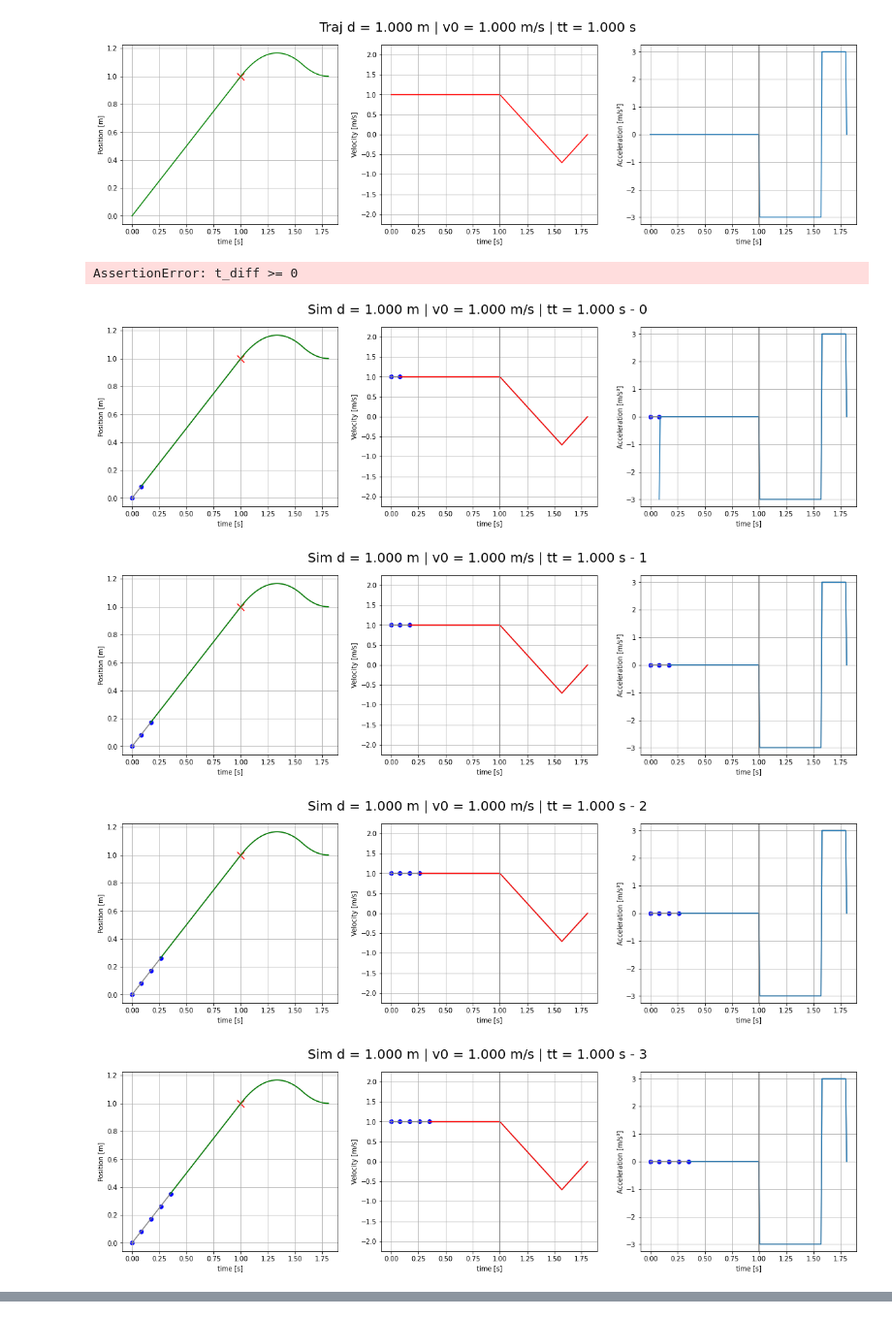
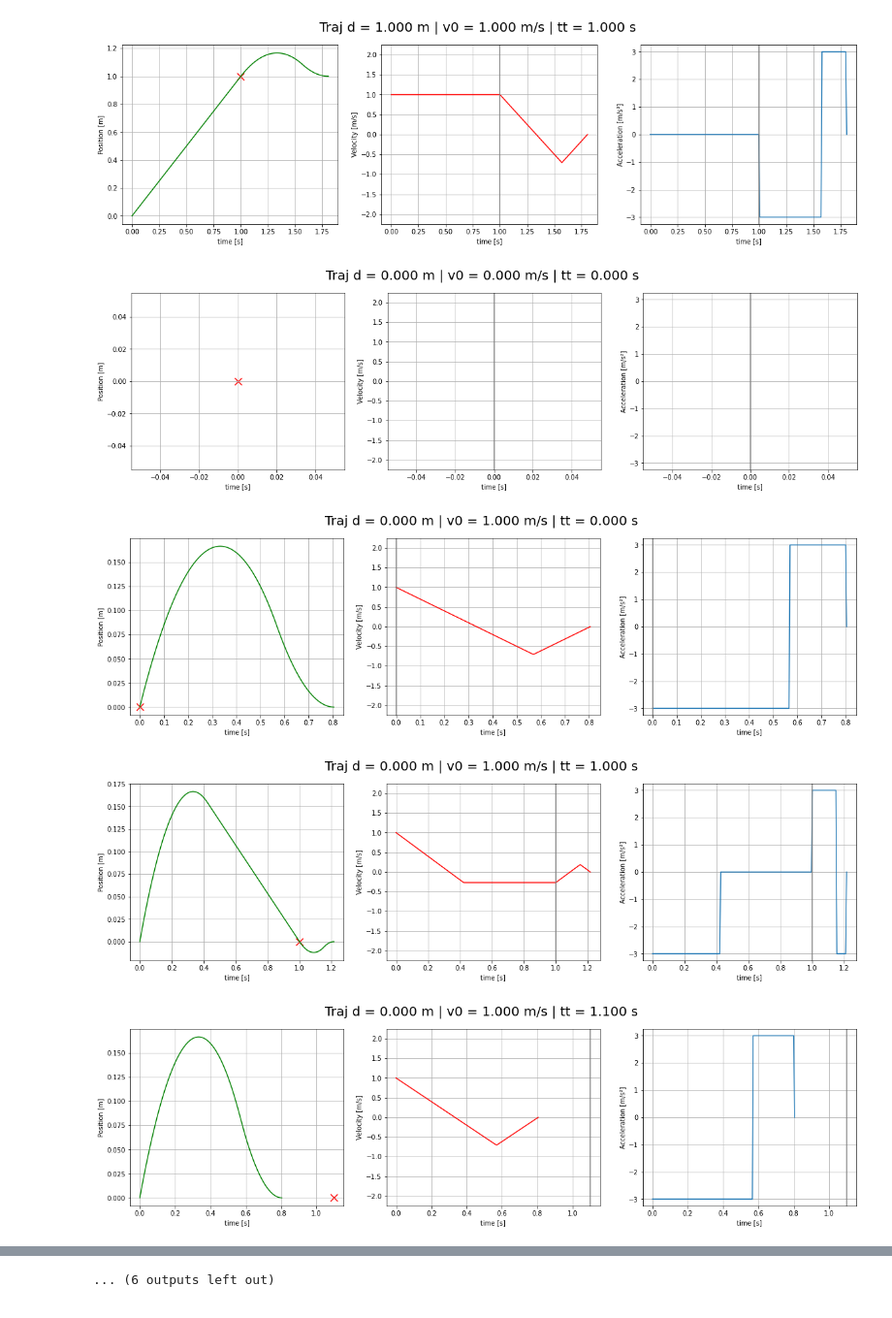
Before and after one commit to TIGERs-Mannheim/TrajectoryPlotter, a Jupyter notebook: drawTrajectories.ipynb, the cells around one changed output, grey strips where cells are left out. Shown: that part at 97% size. Saved outputs shown, nothing was run; the diff lists cells and outputs as text; code cells hidden in the pictures.

```diff
--- a/drawTrajectories.ipynb
+++ b/drawTrajectories.ipynb
@@ -182,8 +182,8 @@ def plot_traj(distance: float, initial_vel: float, target_time: float = None, fa
     pos = [traj.get_position(t) for t in times]
     vel = [traj.get_velocity(t) for t in times]
     acc = [traj.get_acceleration(t) for t in times]
-    assert math.isclose(pos[-1], distance)
-    assert math.isclose(vel[-1], 0.0)
+    assert math.isclose(pos[-1], distance, abs_tol=1e-6)
+    assert math.isclose(vel[-1], 0.0, abs_tol=1e-6)
     plot(times, acc, vel, pos, build_title("Traj", distance, initial_vel, target_time), target_time)
 
 
@@ -194,14 +194,14 @@ def plot_calc_slowest_direct(distance: float, initial_vel: float, target_time: f
             plot_traj(distance, initial_vel, target_time)
         return
     data = get_data_from_parts(part)
-    assert math.isclose(data[-1][-1], distance)
+    assert math.isclose(data[-1][-1], distance, abs_tol=1e-6)
     plot(*data, build_title("CalcSlowest", distance, initial_vel, target_time), target_time)
 
 
 def plot_calc_fastest_direct(distance: float, initial_vel: float, target_time: float = None, fallback=False):
     parts = BangBangTrajectory1D.calc_fastest_direct(0, distance, initial_vel, max_vel, max_acc)
     data = get_data_from_parts(parts)
-    assert math.isclose(data[-1][-1], distance)
+    assert math.isclose(data[-1][-1], distance, abs_tol=1e-6)
     plot(*data, build_title("CalcFastest", distance, initial_vel, target_time), target_time)
 
 
@@ -212,15 +212,16 @@ def plot_calc_fastest_overshot(distance: float, initial_vel: float, target_time:
     plot_calc_slowest_direct(distance, initial_vel, target_time, fallback)
     parts = BangBangTrajectory1D.calc_fastest_overshot(0, distance, initial_vel, max_vel, max_acc)
     data = get_data_from_parts(parts)
-    assert math.isclose(data[-1][-1], distance)
+    assert math.isclose(data[-1][-1], distance, abs_tol=1e-6)
     plot(*data, build_title("CalcFastestOvershot", distance, initial_vel, target_time), target_time)
 
 
 def plot_can_reach(distance: float, initial_vel: float, target_time: float = None, fallback=False):
     can_reach, parts, reason = BangBangTrajectory1D.can_reach(0, distance, initial_vel, max_vel, max_acc, target_time)
     data = get_data_from_parts(parts)
-    assert math.isclose(data[-1][-1], distance)
-    plot(*data, build_title("CanReach", distance, initial_vel, target_time), target_time)
+    assert math.isclose(data[-1][-1], distance, abs_tol=1e-6)
+    plot(*data, build_title("CanReach: {} - {}".format(can_reach, reason), distance, initial_vel, target_time),
+         target_time)
     if fallback:
         plot_traj(distance, initial_vel, target_time)
 # %%
@@ -240,27 +241,30 @@ for d in sorted(set(distances)):
 [figure]
 # %%
 test_values = [
-    #(0.0, 0.0, 0.0),
-    #(1.0, 1.0, 0.5),
-    #(1.0, 1.0, 0.6),
+    (0.0, 0.0, 0.0),
+    (0.0, 1.0, 0.0),
+    (0.0, 1.0, 1.0),
+    (0.0, 1.0, 1.1),
+    (0.5, 2.0, 0.5),
+    (1.0, 1.0, 0.5),
+    (1.0, 1.0, 0.6),
     (1.0, 1.0, 1.0),
     (1.0, 1.0, 1.1),
     (2.0, 2.0, 1.1),
     (2.0, 2.0, 1.2),
     (2.0, 2.0, 1.3),
     (2.0, 2.0, 1.4),
     (2.0, 2.0, 1.5),
     (1.875, 2.0, 1.25),
     (1.25, 2.0, 1.0),
     (2.0, 1.0, 2.0),
     (1.0, 0.0, 1.0)
 ]
 
 for values in test_values:
-    sim_traj(distance=values[0], initial_vel=values[1], target_time=values[2])
+    plot_traj(distance=values[0], initial_vel=values[1], target_time=values[2])
 # %% [output]
-AssertionError: t_diff >= 0
-[figure, old version]
+[figure, new version]
-[figure, old version]
+[figure, new version]
-[figure, old version]
+[figure, new version]
-[figure, old version]
+[figure, new version]
@@ -267,0 +279 @@ AssertionError: t_diff >= 0
+... (6 outputs left out)
```
Also changed, not shown: parts of 1 cell of this notebook, 1 other file.
